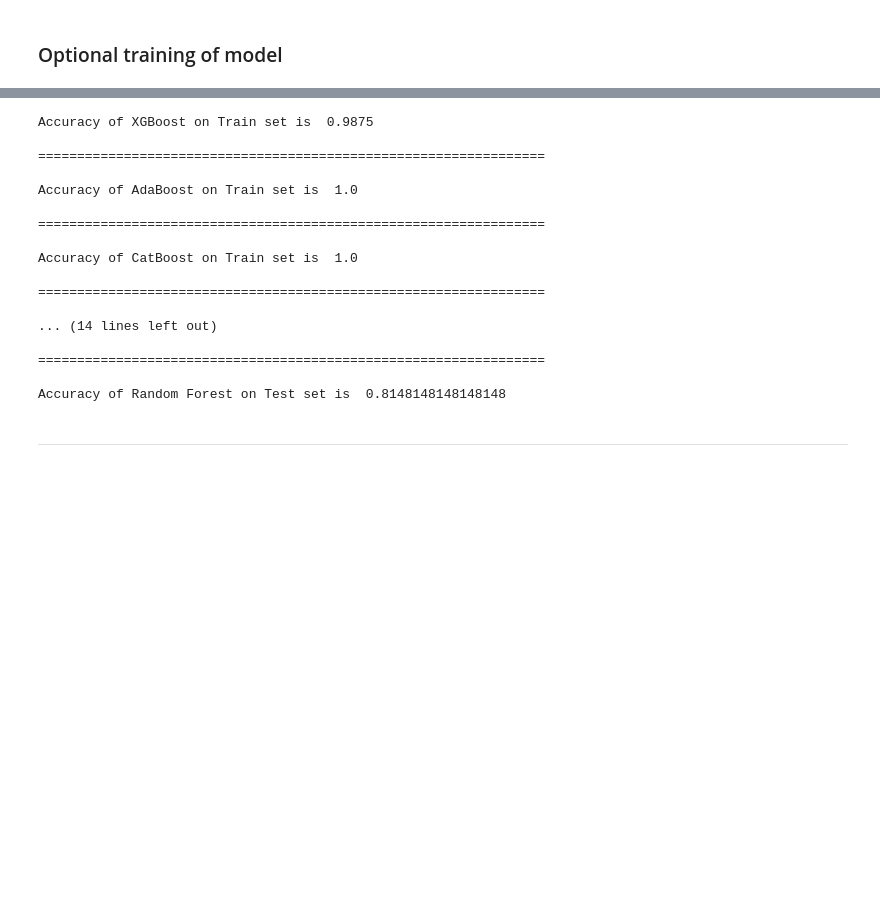
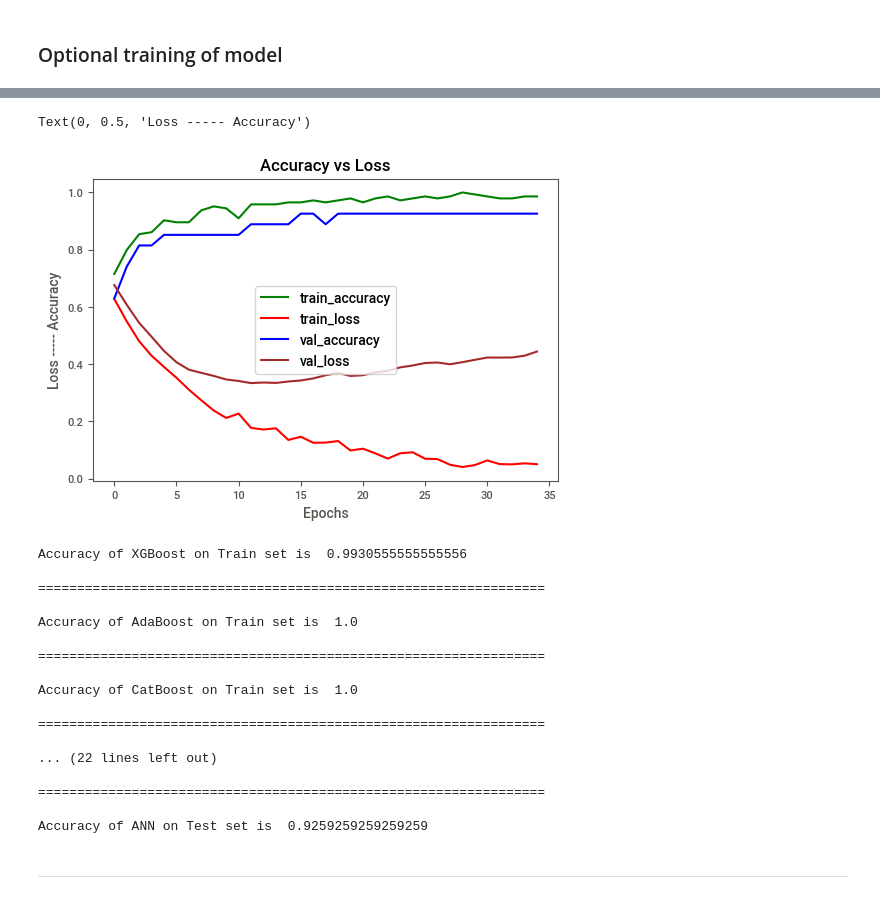
Before and after one commit to PDahal2871/Hepatitis-Survival-Prediction, a Jupyter notebook: HSP.ipynb, the cells around one changed output, grey strips where cells are left out. Saved outputs shown, nothing was run; the diff lists cells and outputs as text; code cells hidden in the pictures; blank space fills up the shorter version.

```diff
--- a/HSP.ipynb
+++ b/HSP.ipynb
@@ -1394,4 +1379,4 @@ RandomForestClassifier(bootstrap=True, ccp_alpha=0.0, class_weight=None,
 # %%
 model = model_build("adam")
-model.fit(X_train, y_train, epochs=35, batch_size=8)
+model_history = model.fit(X_train, y_train, epochs=35, batch_size=8, validation_data=(X_test, y_test))
 # %% [output]
@@ -1416,3 +1400,15 @@ Epoch 35/35
+# %%
+plt.plot(model_history.history['accuracy'], color='g', label='train_accuracy')
+plt.plot(model_history.history['loss'], color='r', label='train_loss')
+plt.plot(model_history.history['val_accuracy'], color='b', label='val_accuracy')
+plt.plot(model_history.history['val_loss'], color='brown', label='val_loss')
+plt.legend(loc='upper_left')
+plt.title("Accuracy vs Loss")
+plt.xlabel("Epochs")
+plt.ylabel("Loss ----- Accuracy")
+# %% [output]
+Text(0, 0.5, 'Loss ----- Accuracy')
+[figure, added]
 # %%
 xgbOpt_ypred = xgbOpt.predict(X_test)
 adbOpt_ypred = adbOpt.predict(X_test)
@@ -1434,6 +1430,10 @@ print()
 print("=================================================================")
 print()
 print("Accuracy of Random Forest on Train set is ", rfcOpt.score(X_train, y_train))
+print()
+print("=================================================================")
+print()
+print("Accuracy of ANN on Train set is ", grcv_ann.score(X_train, y_train))
 print()
 print("=================================================================")
 print("=================================================================")
@@ -1452,8 +1452,12 @@ print("=================================================================")
 print()
 print("Accuracy of Random Forest on Test set is ", accuracy_score(y_test, rfcOpt_ypred))
 print()
+print("=================================================================")
+print()
+print("Accuracy of ANN on Test set is ", accuracy_score(y_test, grcv_ann.predict(X_test)))
+print()
 # %% [output]
-Accuracy of XGBoost on Train set is  0.9875
+Accuracy of XGBoost on Train set is  0.9930555555555556
 
 =================================================================
 
@@ -1465,11 +1469,11 @@ Accuracy of CatBoost on Train set is  1.0
 
 =================================================================
 
-... (14 lines left out)
+... (22 lines left out)
 
 =================================================================
 
-Accuracy of Random Forest on Test set is  0.8148148148148148
+Accuracy of ANN on Test set is  0.9259259259259259
 # %% [markdown]
 ----
 # %% [markdown]
```
Also changed, not shown: parts of 64 cells of this notebook, 8 other files.
